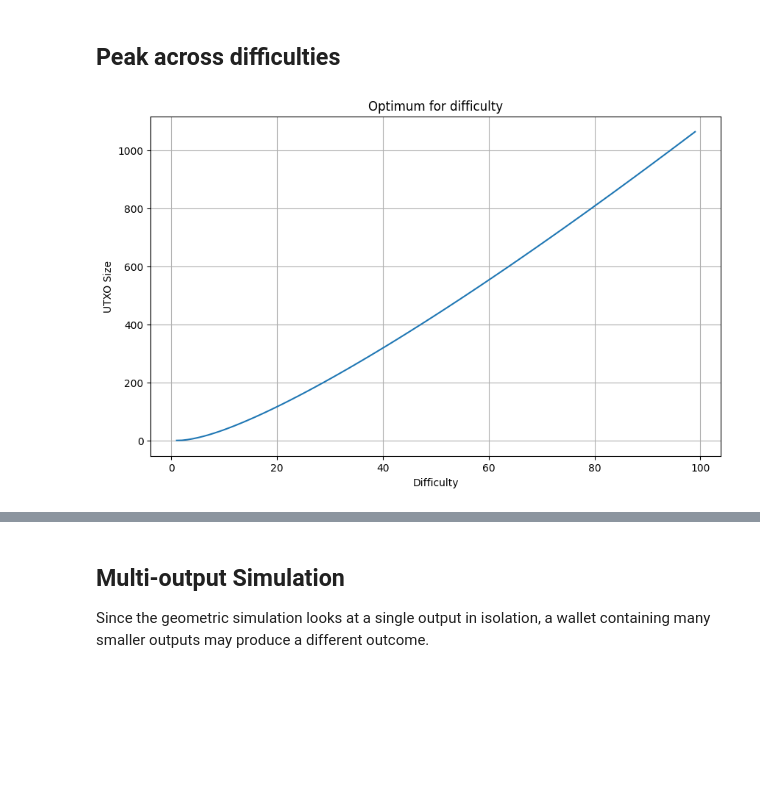
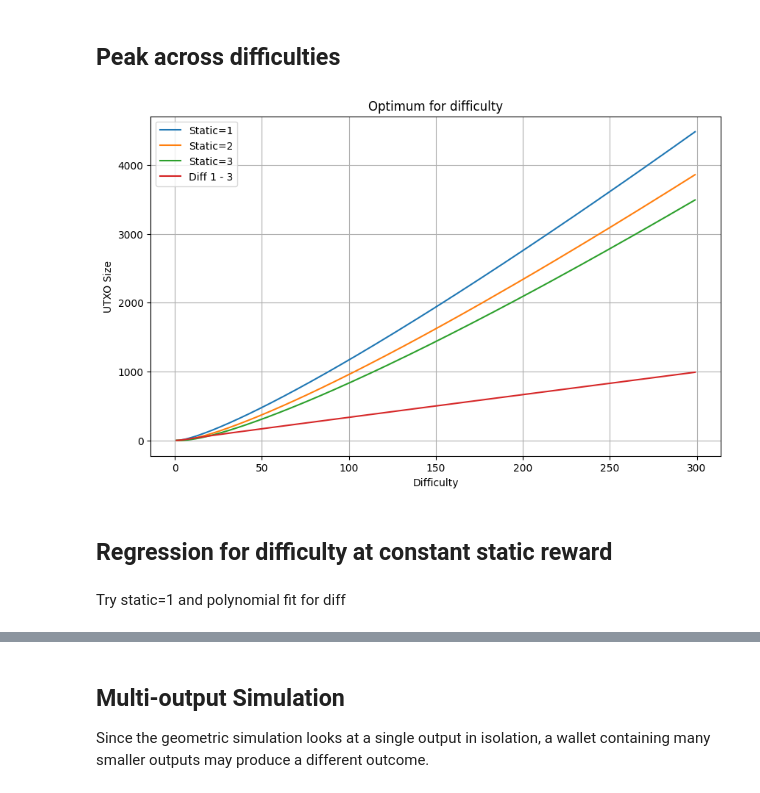
Before and after one commit to MatthewLM/OptimumPeercoinUTXO, a Jupyter notebook: OptimumUTXO.ipynb, the cells around one changed output, grey strips where cells are left out. Saved outputs shown, nothing was run; the diff lists cells and outputs as text; code cells hidden in the pictures; blank space fills up the shorter version.

Commit message:
Add regressions for optimal UTXO size

```diff
--- a/OptimumUTXO.ipynb
+++ b/OptimumUTXO.ipynb
@@ -313,14 +338,25 @@ findPeak(1, STATIC_REWARD, iterations=1000)[1] - findPeak(1, STATIC_REWARD, iter
 # %% [markdown]
 ## Peak across difficulties
 # %%
-optimumForDiff = np.fromiter((findPeak(x, STATIC_REWARD, iterations=30)[0] for x in range(1, 100)), dtype=float)
+diffs = list(range(1, 300))
+optimumForDiffStatic1 = np.fromiter((findPeak(x, 1, iterations=30)[0] for x in diffs), dtype=float)
+optimumForDiffStatic2 = np.fromiter((findPeak(x, 2, iterations=30)[0] for x in diffs), dtype=float)
+optimumForDiffStatic3 = np.fromiter((findPeak(x, 3, iterations=30)[0] for x in diffs), dtype=float)
 # %%
 fig, ax = plt.subplots(figsize=(10, 6))
-ax.plot(range(1, 100), optimumForDiff)
+
+h1, = ax.plot(diffs, optimumForDiffStatic1, label="Static=1")
+h2, = ax.plot(diffs, optimumForDiffStatic2, label="Static=2")
+h3, = ax.plot(diffs, optimumForDiffStatic3, label="Static=3")
+h4, = ax.plot(diffs, optimumForDiffStatic1-optimumForDiffStatic3, label="Diff 1 - 3")
+ax.legend(handles=[h1, h2, h3, h4])
+
 ax.set_xlabel("Difficulty")
 ax.set_ylabel("UTXO Size")
 ax.set_title("Optimum for difficulty")
 plt.grid(which="both")
 plt.show()
 # %% [output]
-[figure, old version]
+[figure, new version]
+# %% [markdown]
+## Regression for difficulty at constant static reward
@@ -326,0 +366,2 @@ plt.show()
+# %% [markdown]
+Try static=1 and polynomial fit for diff
```
Also changed, not shown: parts of 43 cells of this notebook.
